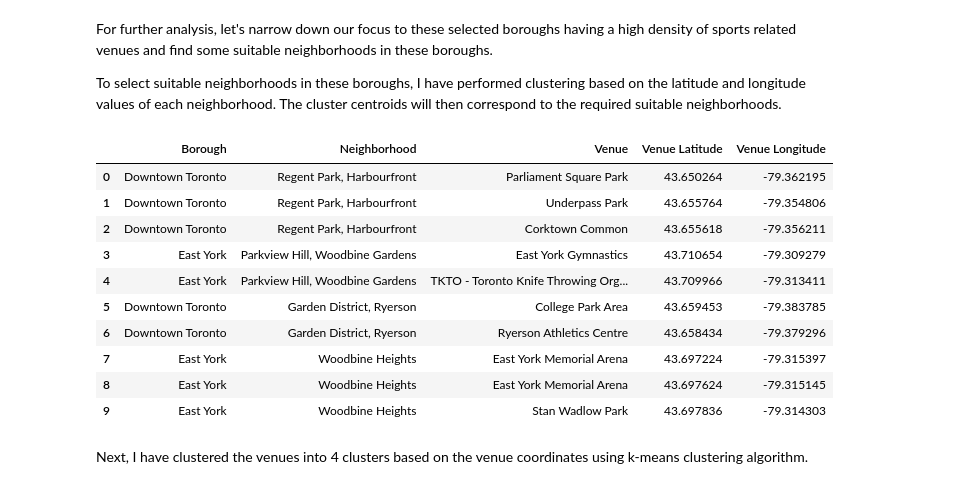
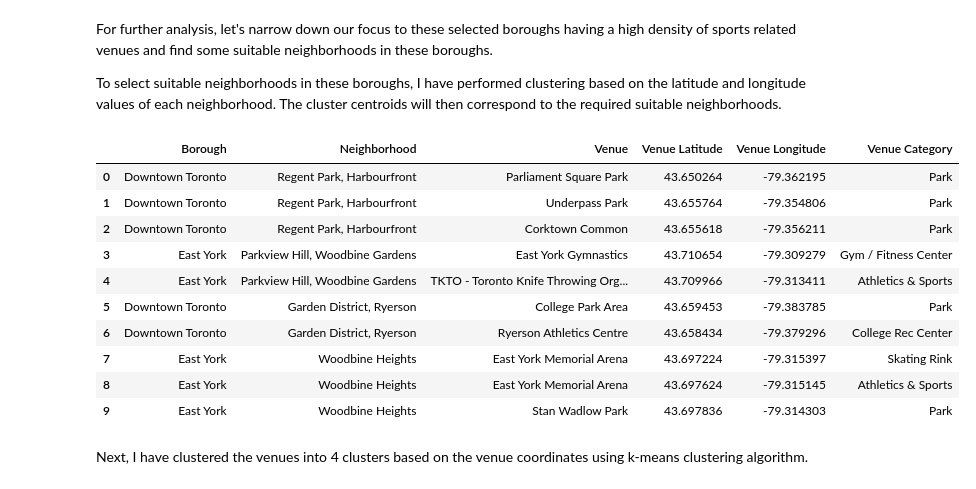
Before and after one commit to prathamSharma25/Coursera_Capstone, a Jupyter notebook: Market_Expansion_using_Data_Science.ipynb, the cells around one changed output. Cells and saved outputs as stored; diff of their text form; code cells hidden in the pictures.

```diff
--- a/Market_Expansion_using_Data_Science.ipynb
+++ b/Market_Expansion_using_Data_Science.ipynb
@@ -404,27 +404,27 @@ To select suitable neighborhoods in these boroughs, I have performed clustering
 # %%
 # List of selected boroughs
 selected_boroughs = ['Downtown Toronto', 'Central Toronto', 'East Toronto', 'East Toronto Business', 'West Toronto', 'East York']
 
 # Filter DataFrame for sports venues for selected boroughs only
 toronto_sports_venues_filtered = toronto_sports_venues[toronto_sports_venues['Borough'].isin(selected_boroughs)]
 
 # Keep only required columns
-cols = ['Borough', 'Neighborhood', 'Venue', 'Venue Latitude', 'Venue Longitude']
+cols = ['Borough', 'Neighborhood', 'Venue', 'Venue Latitude', 'Venue Longitude', 'Venue Category']
 toronto_sports_venues_filtered = toronto_sports_venues_filtered[cols].reset_index()
 toronto_sports_venues_filtered.drop(['index'], axis=1, inplace=True)
 toronto_sports_venues_filtered.head(10)
 # %% [output]
-|  | Borough | Neighborhood | Venue | Venue Latitude | Venue Longitude |
-| 0 | Downtown Toronto | Regent Park, Harbourfront | Parliament Square Park | 43.650264 | -79.362195 |
-| 1 | Downtown Toronto | Regent Park, Harbourfront | Underpass Park | 43.655764 | -79.354806 |
-| 2 | Downtown Toronto | Regent Park, Harbourfront | Corktown Common | 43.655618 | -79.356211 |
-| 3 | East York | Parkview Hill, Woodbine Gardens | East York Gymnastics | 43.710654 | -79.309279 |
-| 4 | East York | Parkview Hill, Woodbine Gardens | TKTO - Toronto Knife Throwing Org... | 43.709966 | -79.313411 |
-| 5 | Downtown Toronto | Garden District, Ryerson | College Park Area | 43.659453 | -79.383785 |
-| 6 | Downtown Toronto | Garden District, Ryerson | Ryerson Athletics Centre | 43.658434 | -79.379296 |
-| 7 | East York | Woodbine Heights | East York Memorial Arena | 43.697224 | -79.315397 |
-| 8 | East York | Woodbine Heights | East York Memorial Arena | 43.697624 | -79.315145 |
-| 9 | East York | Woodbine Heights | Stan Wadlow Park | 43.697836 | -79.314303 |
+|  | Borough | Neighborhood | Venue | Venue Latitude | Venue Longitude | Venue Category |
+| 0 | Downtown Toronto | Regent Park, Harbourfront | Parliament Square Park | 43.650264 | -79.362195 | Park |
+| 1 | Downtown Toronto | Regent Park, Harbourfront | Underpass Park | 43.655764 | -79.354806 | Park |
+| 2 | Downtown Toronto | Regent Park, Harbourfront | Corktown Common | 43.655618 | -79.356211 | Park |
+| 3 | East York | Parkview Hill, Woodbine Gardens | East York Gymnastics | 43.710654 | -79.309279 | Gym / Fitness Center |
+| 4 | East York | Parkview Hill, Woodbine Gardens | TKTO - Toronto Knife Throwing Org... | 43.709966 | -79.313411 | Athletics & Sports |
+| 5 | Downtown Toronto | Garden District, Ryerson | College Park Area | 43.659453 | -79.383785 | Park |
+| 6 | Downtown Toronto | Garden District, Ryerson | Ryerson Athletics Centre | 43.658434 | -79.379296 | College Rec Center |
+| 7 | East York | Woodbine Heights | East York Memorial Arena | 43.697224 | -79.315397 | Skating Rink |
+| 8 | East York | Woodbine Heights | East York Memorial Arena | 43.697624 | -79.315145 | Athletics & Sports |
+| 9 | East York | Woodbine Heights | Stan Wadlow Park | 43.697836 | -79.314303 | Park |
 # %% [markdown]
 Next, I have clustered the venues into 4 clusters based on the venue coordinates using k-means clustering algorithm.
 # %%
```
Also changed, not shown: parts of 2 cells of this notebook.
